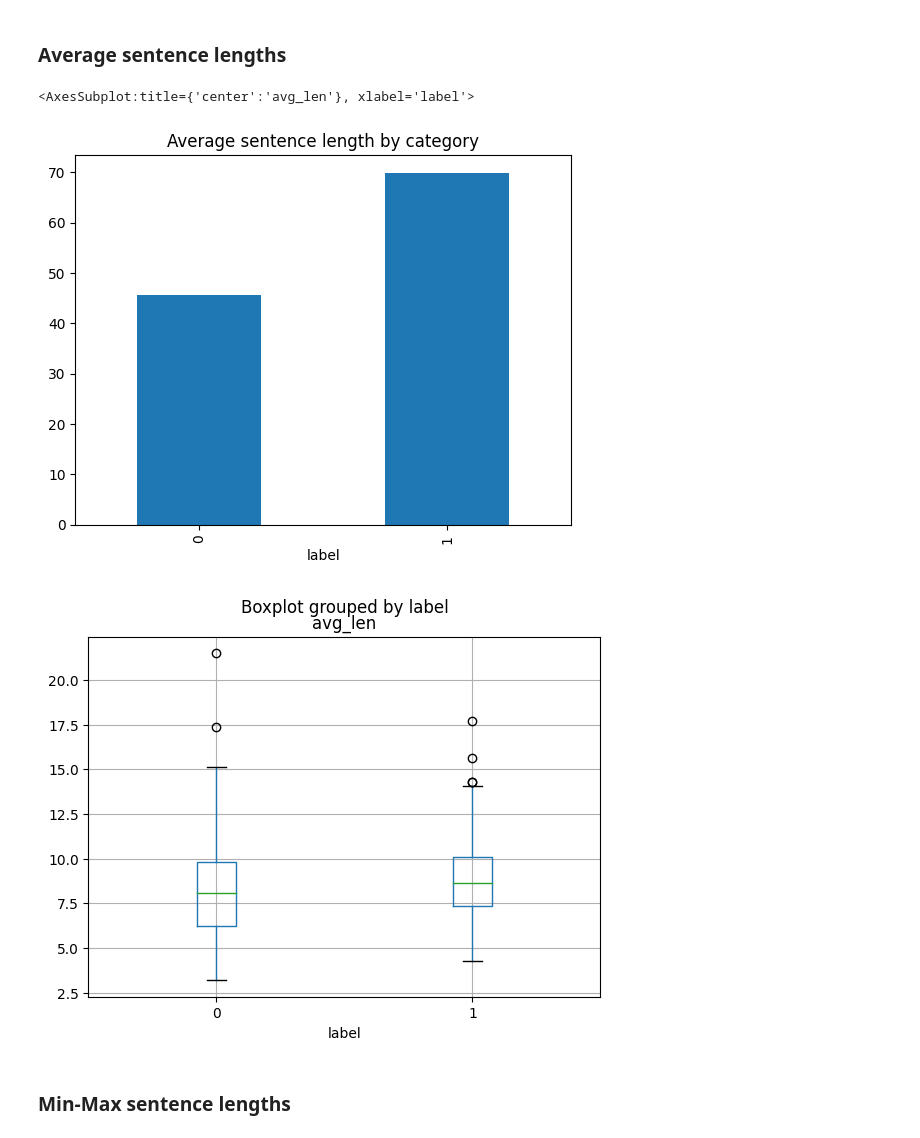
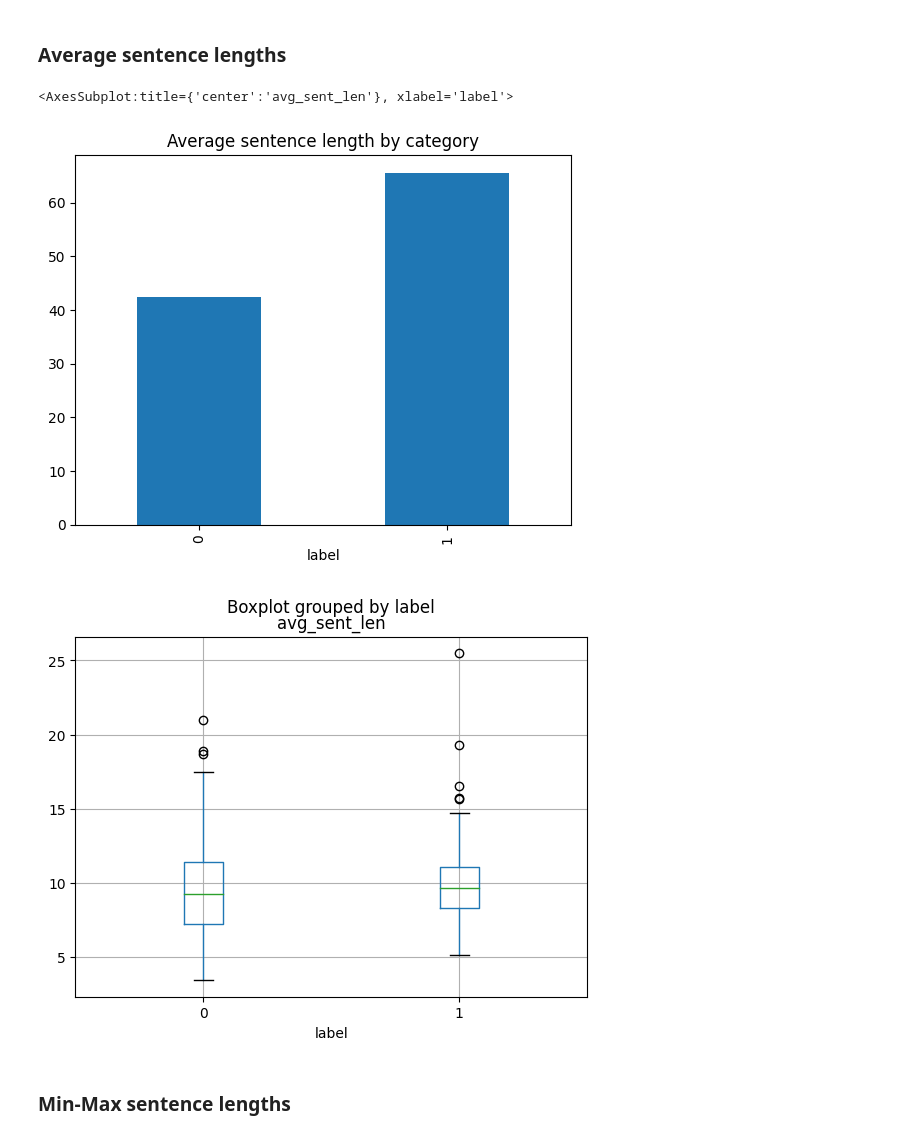
Before and after one commit to ManilBen/dsproject-2023, a Jupyter notebook: analysis.ipynb, the cells around one changed output. Drawn from its saved outputs; the diff is of its cells as text; code cells hidden in the pictures.

```diff
--- a/analysis.ipynb
+++ b/analysis.ipynb
@@ -35 +45,5 @@ df = load_data()
+# %%
+df1 = df
+df1["text"] = df1["text"].apply(remove_highlights)
+df1["text"] = df1["text"].apply(pre_norm)
 # %%
@@ -67,15 +77,24 @@ df1["sents"] = df1["nlp"].apply(tokenize)
 ### Normalisation
 # %%
 df1["norm"] = df1["sents"].apply(normalize)
+# %%
+def rm_empty(row):
+    new_row = []
+    for sublist in row:
+        sl = [x for x in sublist if x]
+        if len(sl) != 0:
+            new_row.append(sl)
+    return new_row
+
+df1["norm"] = df1["norm"].apply(rm_empty)
 # %%
 df1["norm_with_stops"] = df1["sents"].apply(normalize, rm_stops=False)
 # %%
 # remove empty words
-df1["norm"] = df1["norm"].apply(lambda x: [[re.sub(r'\s+', ' ', word).strip() for word in sublist if word.strip() != ""] for sublist in x])
-df1["norm"] = df1["norm"].apply(lambda x: [sublist for sublist in x if len(sublist) != 0])
+df1["norm"] = df1["norm"].apply(lambda x: [[re.sub(r'[\s+|\n+]', ' ', word).strip() for word in sublist if word.strip() != ""] for sublist in x])
 df1["norm"] = df1["norm"].apply(lambda x: [[word for word in sublist if is_latin(word) ] for sublist in x])
 # %%
 # remove empty words
 df1["norm_with_stops"] = df1["norm_with_stops"].apply(lambda x: [[re.sub(r'\s+', ' ', word).strip() for word in sublist if word.strip() != ""] for sublist in x])
-df1["norm_with_stops"] = df1["norm_with_stops"].apply(lambda x: [sublist for sublist in x if len(sublist) != 0])
+df1["norm_with_stops"] = df1["norm"].apply(rm_empty)
 df1["norm_with_stops"] = df1["norm_with_stops"].apply(lambda x: [[word for word in sublist if is_latin(word) ] for sublist in x])
@@ -100,16 +103,16 @@ df1
 # %%
 def avg_sentence_length(row):
     return sum(len(sublist) for sublist in row["norm"]) / len(row["norm"])
 
 avg_sent = df1.groupby("label").apply(avg_sentence_length)
 avg_sent.plot(kind='bar', title="Average sentence length by category")
 
 df1["avg_sent_len"] = df1.apply(avg_sentence_length, axis=1)
-df1.boxplot(by="label", column="avg_len")
+df1.boxplot(by="label", column="avg_sent_len")
 # %% [output]
-<AxesSubplot:title={'center':'avg_len'}, xlabel='label'>
+<AxesSubplot:title={'center':'avg_sent_len'}, xlabel='label'>
-[figure, old version]
+[figure, new version]
-[figure, old version]
+[figure, new version]
 # %% [markdown]
 ### Min-Max sentence lengths
 # %%
```
Also changed, not shown: parts of 49 cells of this notebook.
